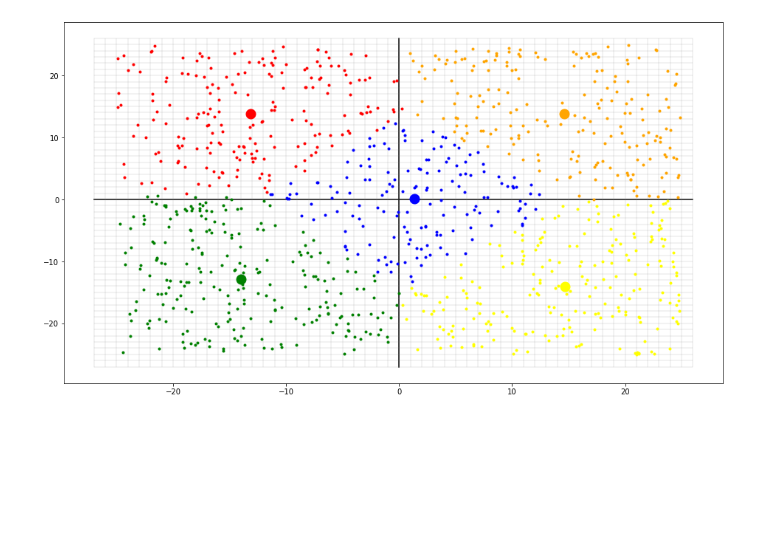
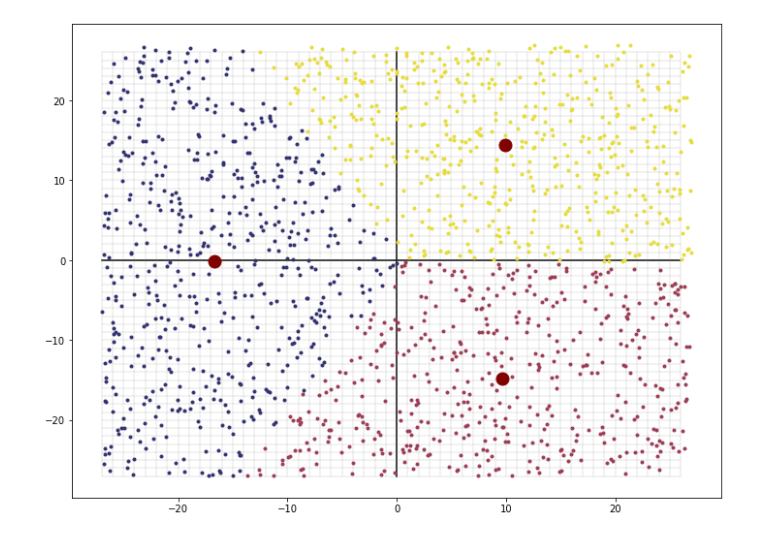
Before and after one commit to fatihdursunfd/machine_learning, a Jupyter notebook: k_mean.ipynb, the cells around one changed output. Saved outputs shown, nothing was run; the diff lists cells and outputs as text; code cells hidden in the pictures; blank space fills up the shorter version.

```diff
--- a/k_mean.ipynb
+++ b/k_mean.ipynb
@@ -48,11 +48,11 @@ def calculate_center_of_mass(x , y , d , n_samples , n_class):
   #print(c_mass)
   return c_mass
 # %%
-colors = ["blue","red","green","yellow","orange","purple","gray","black","brown","magenta"]
+colors = ["#e6dd3b" , "#9c3d54" , "#31326f" , "#d8c292" , "#1a1c20"]
 
-n_samples = 1000
+n_samples = 1500
 #n_class = int( np.round(np.sqrt(n_samples)) )
-n_class = 5
+n_class = 3
 
 d = [0 for i in range(n_samples)]
 
@@ -63,7 +63,7 @@ y = np.random.uniform(-1,1,n_samples) * max_value
 # center of mass
 c = np.random.uniform(-1,1,n_class*2) * max_value
 # %%
-for index in range(10):
+for index in range(5):
 
   distance = [0 for i in range(n_class)]
 
@@ -80,15 +80,15 @@ for index in range(10):
     c_mass = calculate_center_of_mass(x , y , d , n_samples , n_class)
     c = c_mass
 # %%
-plt.figure(figsize=(16,9))
+plt.figure(figsize=(12,9))
 plot_coordinatesystem()
 
 for i in range(n_samples):
   plt.plot(x[i] , y[i] , color = colors[d[i]] , marker = "o" , markersize=3)
 
 for i in range(n_class):
-  plt.plot(c[2*i] , c[2*i+1] , color=colors[i] , marker = "o", markersize = 13)
+  plt.plot(c[2*i] , c[2*i+1] , color="#810000" , marker = "o", markersize = 13)
 
 plt.show()
 # %% [output]
-[figure, old version]
+[figure, new version]
```
